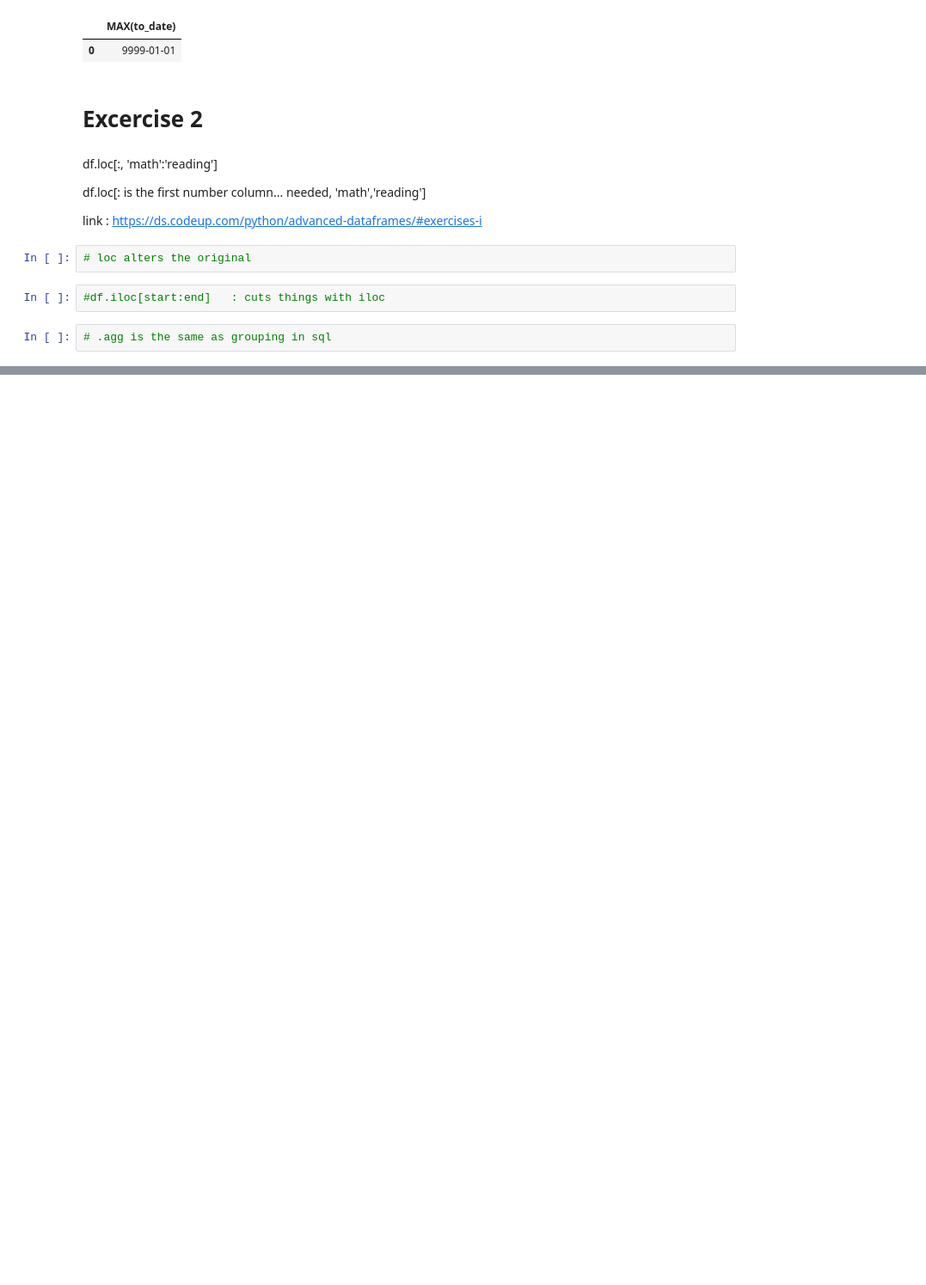
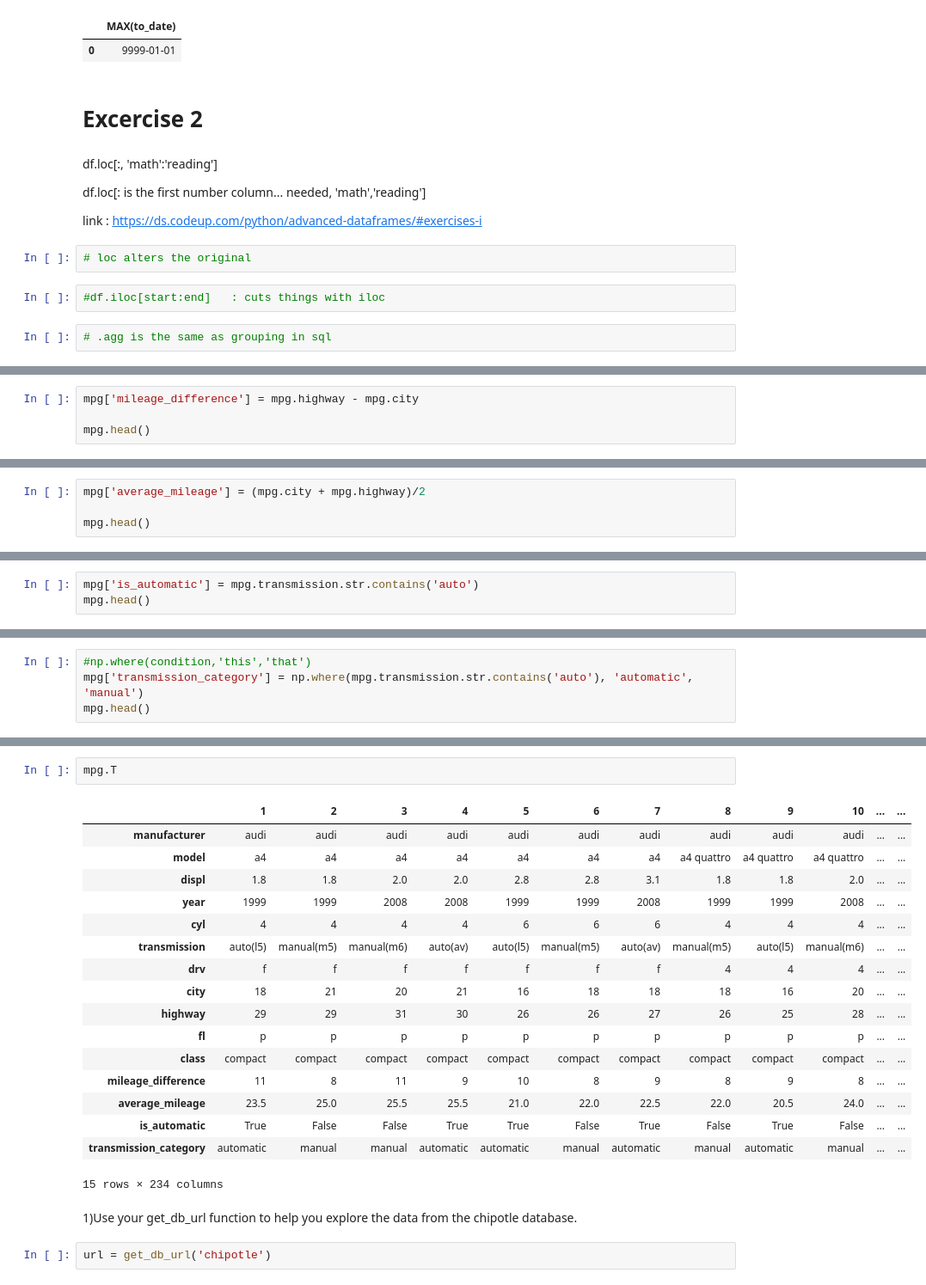
Before and after one commit to EribertoContreras/numpy-pandas-visualization-exercises, a Jupyter notebook: advanced_dataframes.ipynb, the cells around one changed output, grey strips where cells are left out. Shown at 86% size. Cells and saved outputs as stored; diff of their text form; blank space fills up the shorter version.

```diff
--- a/advanced_dataframes.ipynb
+++ b/advanced_dataframes.ipynb
@@ -88,0 +261,4 @@ link : https://ds.codeup.com/python/advanced-dataframes/#exercises-i
+# %%
+mpg['mileage_difference'] = mpg.highway - mpg.city
+
+mpg.head()
@@ -88,0 +274,4 @@ link : https://ds.codeup.com/python/advanced-dataframes/#exercises-i
+# %%
+mpg['average_mileage'] = (mpg.city + mpg.highway)/2
+
+mpg.head()
@@ -88,0 +293,3 @@ link : https://ds.codeup.com/python/advanced-dataframes/#exercises-i
+# %%
+mpg['is_automatic'] = mpg.transmission.str.contains('auto')
+mpg.head()
@@ -88,0 +336,4 @@ link : https://ds.codeup.com/python/advanced-dataframes/#exercises-i
+# %%
+#np.where(condition,'this','that')
+mpg['transmission_category'] = np.where(mpg.transmission.str.contains('auto'), 'automatic', 'manual')
+mpg.head()
@@ -88,0 +378,24 @@ link : https://ds.codeup.com/python/advanced-dataframes/#exercises-i
+# %%
+mpg.T
+# %% [output]
+|  | 1 | 2 | 3 | 4 | 5 | 6 | 7 | 8 | 9 | 10 | ... | ... |
+| manufacturer | audi | audi | audi | audi | audi | audi | audi | audi | audi | audi | ... | ... |
+| model | a4 | a4 | a4 | a4 | a4 | a4 | a4 | a4 quattro | a4 quattro | a4 quattro | ... | ... |
+| displ | 1.8 | 1.8 | 2.0 | 2.0 | 2.8 | 2.8 | 3.1 | 1.8 | 1.8 | 2.0 | ... | ... |
+| year | 1999 | 1999 | 2008 | 2008 | 1999 | 1999 | 2008 | 1999 | 1999 | 2008 | ... | ... |
+| cyl | 4 | 4 | 4 | 4 | 6 | 6 | 6 | 4 | 4 | 4 | ... | ... |
+| transmission | auto(l5) | manual(m5) | manual(m6) | auto(av) | auto(l5) | manual(m5) | auto(av) | manual(m5) | auto(l5) | manual(m6) | ... | ... |
+| drv | f | f | f | f | f | f | f | 4 | 4 | 4 | ... | ... |
+| city | 18 | 21 | 20 | 21 | 16 | 18 | 18 | 18 | 16 | 20 | ... | ... |
+| highway | 29 | 29 | 31 | 30 | 26 | 26 | 27 | 26 | 25 | 28 | ... | ... |
+| fl | p | p | p | p | p | p | p | p | p | p | ... | ... |
+| class | compact | compact | compact | compact | compact | compact | compact | compact | compact | compact | ... | ... |
+| mileage_difference | 11 | 8 | 11 | 9 | 10 | 8 | 9 | 8 | 9 | 8 | ... | ... |
+| average_mileage | 23.5 | 25.0 | 25.5 | 25.5 | 21.0 | 22.0 | 22.5 | 22.0 | 20.5 | 24.0 | ... | ... |
+| is_automatic | True | False | False | True | True | False | True | False | True | False | ... | ... |
+| transmission_category | automatic | manual | manual | automatic | automatic | manual | automatic | manual | automatic | manual | ... | ... |
+15 rows × 234 columns
+# %% [markdown]
+1)Use your get_db_url function to help you explore the data from the chipotle database.
+# %%
+url = get_db_url('chipotle')
```
Also changed, not shown: parts of 76 cells of this notebook.
